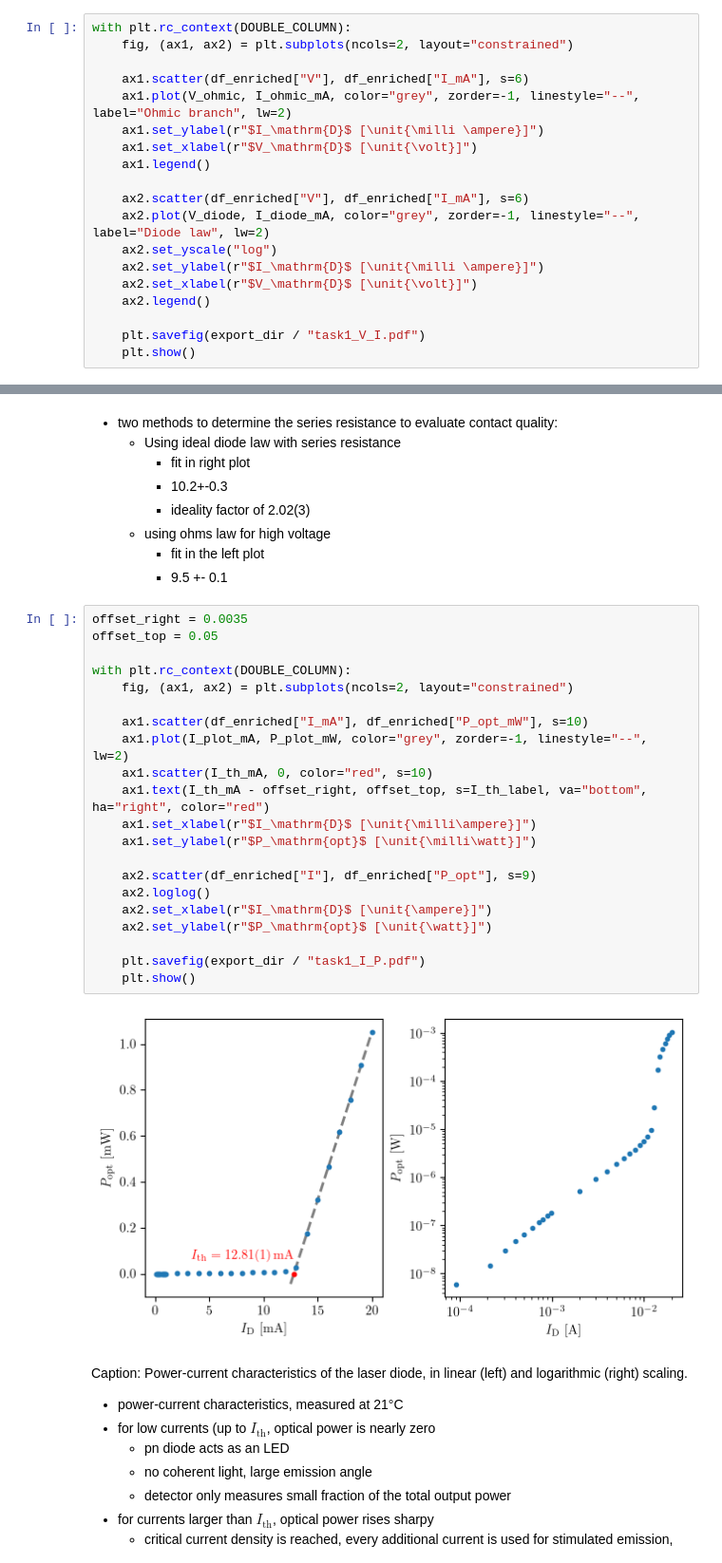
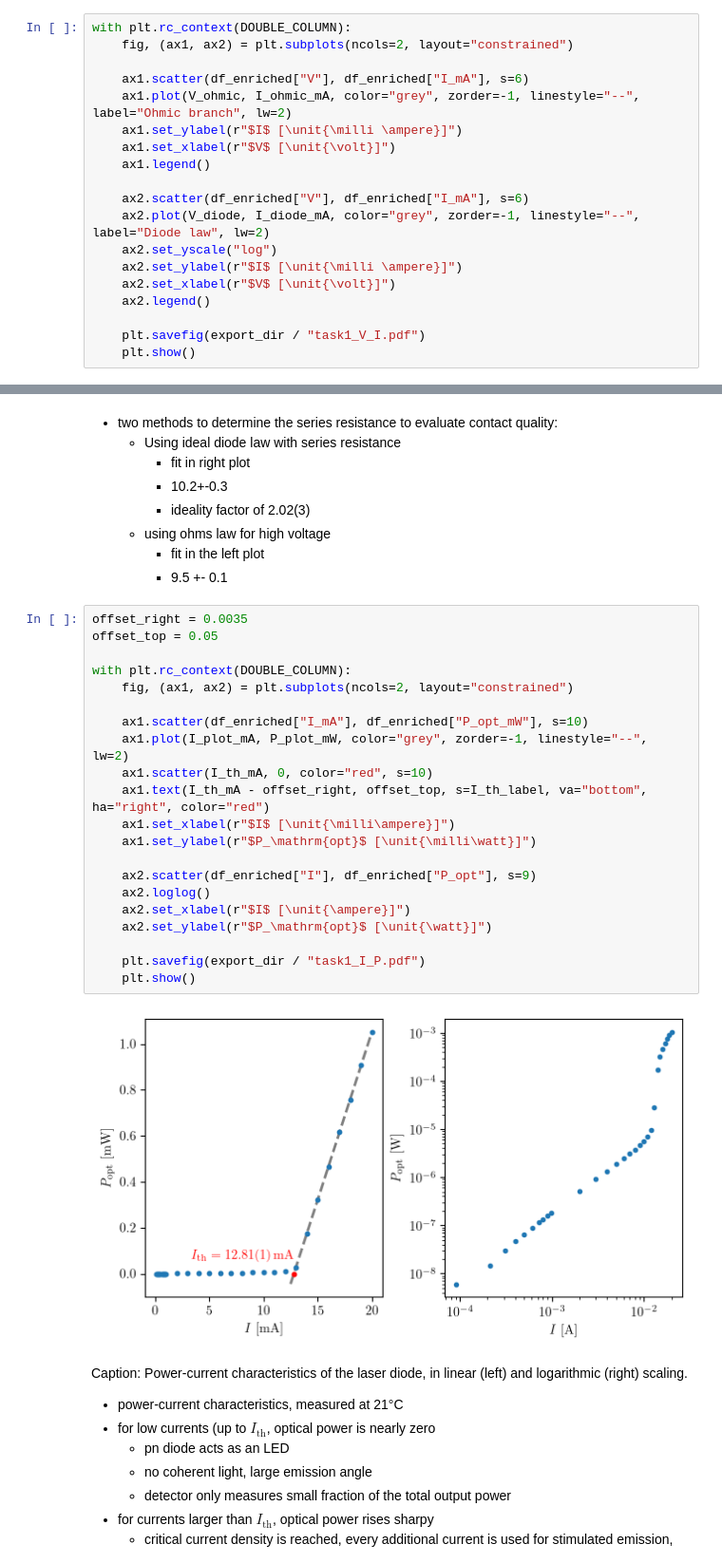
Before and after one commit to slegt/semiconductor_lab_1, a Jupyter notebook: b7/python/task1.ipynb, the cells around one changed output, grey strips where cells are left out. Shown at 95% size. Drawn from its saved outputs; the diff is of its cells as text.

```diff
--- a/b7/python/task1.ipynb
+++ b/b7/python/task1.ipynb
@@ -219,15 +238,15 @@ with plt.rc_context(DOUBLE_COLUMN):
 
     ax1.scatter(df_enriched["V"], df_enriched["I_mA"], s=6)
     ax1.plot(V_ohmic, I_ohmic_mA, color="grey", zorder=-1, linestyle="--", label="Ohmic branch", lw=2)
-    ax1.set_ylabel(r"$I_\mathrm{D}$ [\unit{\milli \ampere}]")
-    ax1.set_xlabel(r"$V_\mathrm{D}$ [\unit{\volt}]")
+    ax1.set_ylabel(r"$I$ [\unit{\milli \ampere}]")
+    ax1.set_xlabel(r"$V$ [\unit{\volt}]")
     ax1.legend()
 
     ax2.scatter(df_enriched["V"], df_enriched["I_mA"], s=6)
     ax2.plot(V_diode, I_diode_mA, color="grey", zorder=-1, linestyle="--", label="Diode law", lw=2)
     ax2.set_yscale("log")
-    ax2.set_ylabel(r"$I_\mathrm{D}$ [\unit{\milli \ampere}]")
-    ax2.set_xlabel(r"$V_\mathrm{D}$ [\unit{\volt}]")
+    ax2.set_ylabel(r"$I$ [\unit{\milli \ampere}]")
+    ax2.set_xlabel(r"$V$ [\unit{\volt}]")
     ax2.legend()
 
     plt.savefig(export_dir / "task1_V_I.pdf")
@@ -253,26 +272,26 @@ logarithmic (right) scaling.
 # %%
 offset_right = 0.0035
 offset_top = 0.05
 
 with plt.rc_context(DOUBLE_COLUMN):
     fig, (ax1, ax2) = plt.subplots(ncols=2, layout="constrained")
 
     ax1.scatter(df_enriched["I_mA"], df_enriched["P_opt_mW"], s=10)
     ax1.plot(I_plot_mA, P_plot_mW, color="grey", zorder=-1, linestyle="--", lw=2)
     ax1.scatter(I_th_mA, 0, color="red", s=10)
     ax1.text(I_th_mA - offset_right, offset_top, s=I_th_label, va="bottom", ha="right", color="red")
-    ax1.set_xlabel(r"$I_\mathrm{D}$ [\unit{\milli\ampere}]")
+    ax1.set_xlabel(r"$I$ [\unit{\milli\ampere}]")
     ax1.set_ylabel(r"$P_\mathrm{opt}$ [\unit{\milli\watt}]")
 
     ax2.scatter(df_enriched["I"], df_enriched["P_opt"], s=9)
     ax2.loglog()
-    ax2.set_xlabel(r"$I_\mathrm{D}$ [\unit{\ampere}]")
+    ax2.set_xlabel(r"$I$ [\unit{\ampere}]")
     ax2.set_ylabel(r"$P_\mathrm{opt}$ [\unit{\watt}]")
 
     plt.savefig(export_dir / "task1_I_P.pdf")
     plt.show()
 # %% [output]
-[figure, old version]
+[figure, new version]
 # %% [markdown]
 Caption:
 Power-current characteristics of the laser diode, in linear (left) and
```
Also changed, not shown: parts of 5 cells of this notebook, 15 other files.
